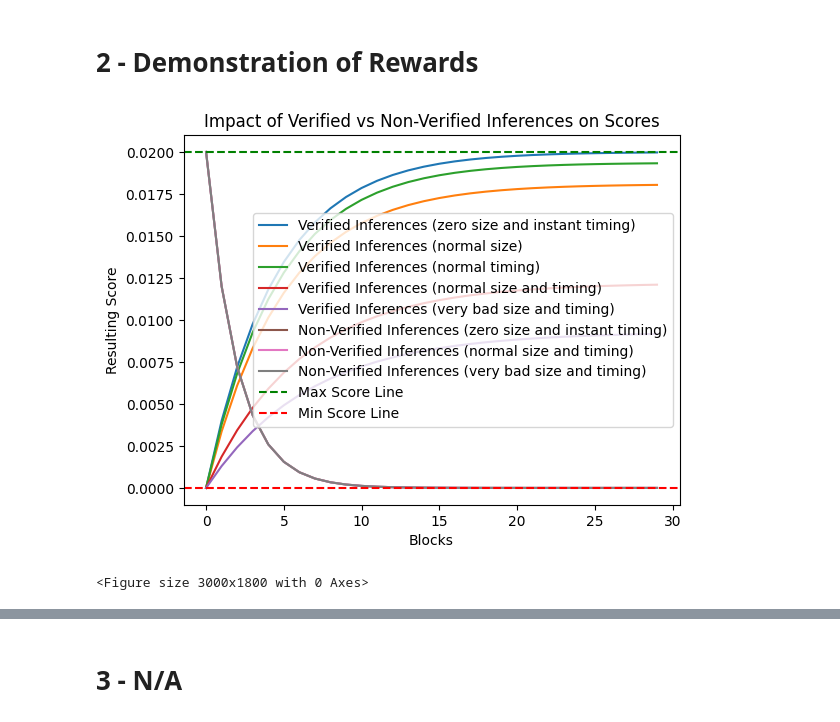
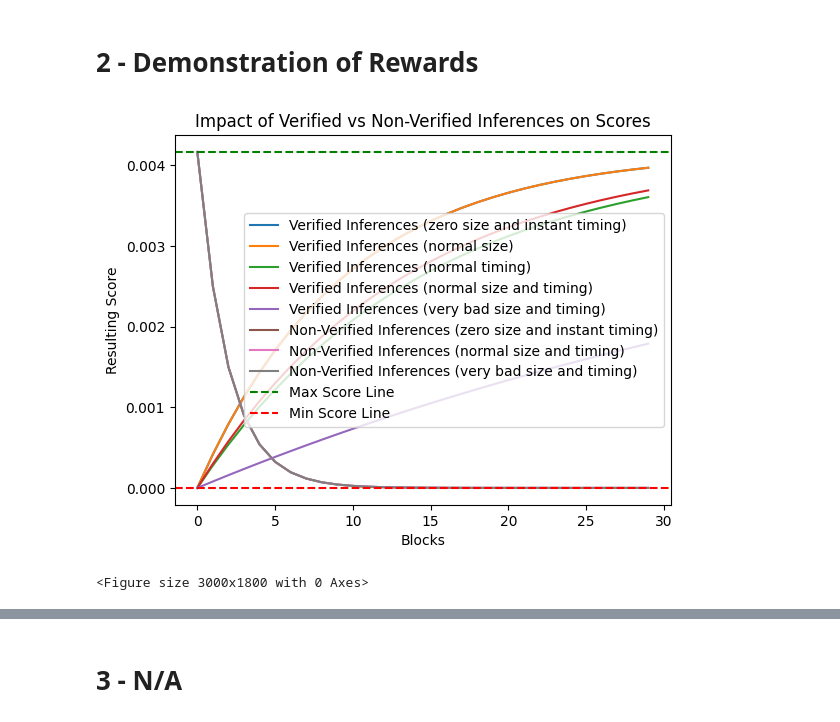
Before and after one commit to inference-labs-inc/omron-subnet, a Jupyter notebook: neurons/opentensor_demo.ipynb, the cells around one changed output, grey strips where cells are left out. Cells and saved outputs as stored; diff of their text form; code cells hidden in the pictures.

Commit message:
Adjust incentive curve with shifted tan function

```diff
--- a/neurons/opentensor_demo.ipynb
+++ b/neurons/opentensor_demo.ipynb
@@ -28,40 +22,41 @@ try:
     import matplotlib
 except ImportError:
     %pip install matplotlib
 
 PLOT_BLOCKS = 30
+MAX_SCORE = 1/240
 
 # Define plotter
 def plot_values(values, label, linestyle='-'):
     plt.plot([i for i in range(PLOT_BLOCKS)], values, label=label, linestyle=linestyle)
 
 # Generate mock reward values
 def generate_proven_values(initial_score, response, size=0, timing=0):
     values = [initial_score]
     for _ in range(PLOT_BLOCKS - 1):
-        initial_score = reward(1/50, initial_score, response, timing, size)
+        initial_score = reward(MAX_SCORE, initial_score, response, timing, size, 300 )
         values.append(initial_score)
     return values
 
 # Generate and plot all the values
 plot_values(generate_proven_values(0, True), 'Verified Inferences (zero size and instant timing)')
-plot_values(generate_proven_values(0, True, 21353), 'Verified Inferences (normal size)')
+plot_values(generate_proven_values(0, True, 3648), 'Verified Inferences (normal size)')
 plot_values(generate_proven_values(0, True, 0, 30), 'Verified Inferences (normal timing)')
-plot_values(generate_proven_values(0, True, 21353, 200), 'Verified Inferences (normal size and timing)')
-plot_values(generate_proven_values(0, True, 100000, 300), 'Verified Inferences (very bad size and timing)')
-plot_values(generate_proven_values(1/50, False), 'Non-Verified Inferences (zero size and instant timing)')
-plot_values(generate_proven_values(1/50, False, 21353, 200), 'Non-Verified Inferences (normal size and timing)')
-plot_values(generate_proven_values(1/50, False, 1000000, 200), 'Non-Verified Inferences (very bad size and timing)')
+plot_values(generate_proven_values(0, True, 3648, 20), 'Verified Inferences (normal size and timing)')
+plot_values(generate_proven_values(0, True, 100000, 290), 'Verified Inferences (very bad size and timing)')
+plot_values(generate_proven_values(MAX_SCORE, False), 'Non-Verified Inferences (zero size and instant timing)')
+plot_values(generate_proven_values(MAX_SCORE, False, 21353, 20), 'Non-Verified Inferences (normal size and timing)')
+plot_values(generate_proven_values(MAX_SCORE, False, 1000000, 300), 'Non-Verified Inferences (very bad size and timing)')
 
 # Plotting configurations
-plt.axhline(y=1/50, color='g', linestyle='--', label='Max Score Line')
+plt.axhline(y=MAX_SCORE, color='g', linestyle='--', label='Max Score Line')
 plt.axhline(y=0, color='r', linestyle='--', label='Min Score Line')
 plt.xlabel('Blocks')
 plt.ylabel('Resulting Score')
 plt.title('Impact of Verified vs Non-Verified Inferences on Scores')
 plt.legend()
 plt.figure(figsize=(10, 6), dpi=300)
 plt.show()
 # %% [output]
-[figure, old version]
+[figure, new version]
 <Figure size 3000x1800 with 0 Axes>
```
Also changed, not shown: parts of 2 cells of this notebook, 2 other files.
